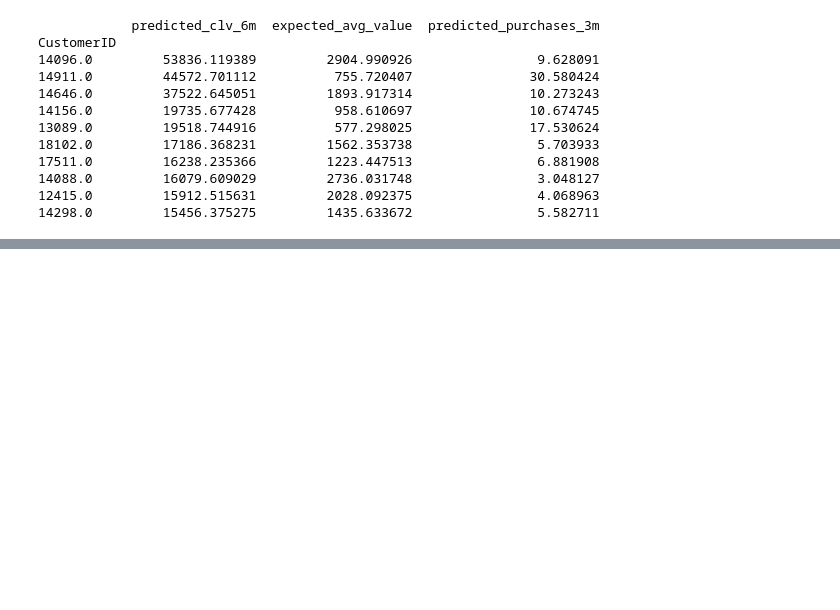
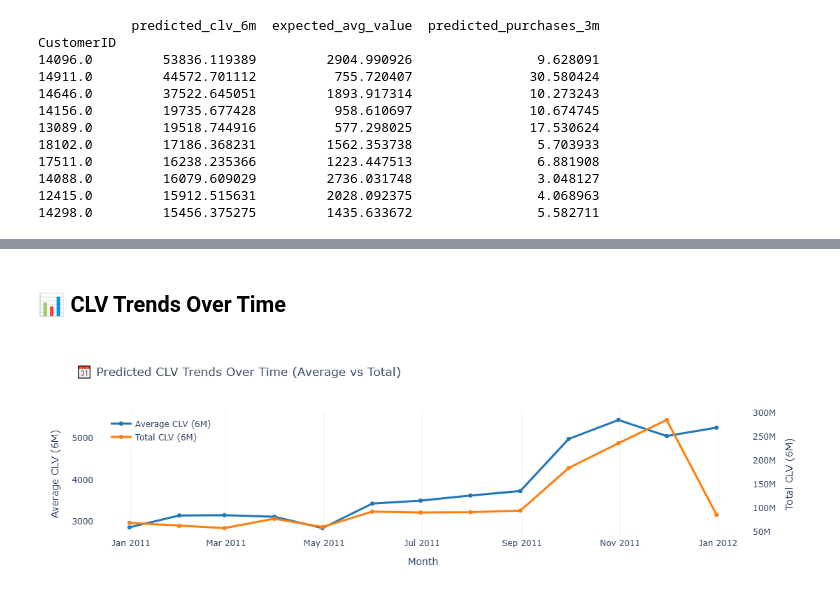
Before and after one commit to NadaManai/Customer-Lifetime-Value-Prediction-Segmentation-for-E-commerce, a Jupyter notebook: CLV prediction and customer segmentation/CLV prediction (probalistic models).ipynb, the cells around one changed output, grey strips where cells are left out. Saved outputs shown, nothing was run; the diff lists cells and outputs as text; code cells hidden in the pictures; blank space fills up the shorter version.

```diff
--- a/CLV prediction and customer segmentation/CLV prediction (probalistic models).ipynb
+++ b/CLV prediction and customer segmentation/CLV prediction (probalistic models).ipynb
@@ -244,0 +240,56 @@ else:
+# %% [markdown]
+## 📊 CLV Trends Over Time
+# %%
+# 📊 CLV Trends Over Time (Plotly Dual View)
+
+
+if 'InvoiceDate' in data.columns:
+    data['InvoiceDate'] = pd.to_datetime(data['InvoiceDate'], errors='coerce')
+    data = data.dropna(subset=['InvoiceDate'])
+
+    clv_trend = (
+        data.groupby(pd.Grouper(key='InvoiceDate', freq='M'))['predicted_clv_6m']
+        .agg(['mean', 'sum'])
+        .reset_index()
+        .dropna()
+        .rename(columns={'mean': 'Average_CLV', 'sum': 'Total_CLV'})
+    )
+
+    fig = go.Figure()
+
+    fig.add_trace(go.Scatter(
+        x=clv_trend['InvoiceDate'],
+        y=clv_trend['Average_CLV'],
+        mode='lines+markers',
+        name='Average CLV (6M)',
+        line=dict(color='#1f77b4', width=3)
+    ))
+
+    fig.add_trace(go.Scatter(
+        x=clv_trend['InvoiceDate'],
+        y=clv_trend['Total_CLV'],
+        mode='lines+markers',
+        name='Total CLV (6M)',
+        line=dict(color='#ff7f0e', width=3),
+        yaxis='y2'
+    ))
+
+    fig.update_layout(
+        title='📆 Predicted CLV Trends Over Time (Average vs Total)',
+        xaxis=dict(title='Month'),
+        yaxis=dict(title='Average CLV (6M)', showgrid=False),
+        yaxis2=dict(
+            title='Total CLV (6M)',
+            overlaying='y',
+            side='right',
+            showgrid=False
+        ),
+        legend=dict(x=0.02, y=0.98, bgcolor='rgba(255,255,255,0.7)'),
+        template='plotly_white'
+    )
+
+    fig.show()
+else:
+    print("⚠️ 'InvoiceDate' column not found — skipping CLV trend plot.")
+# %% [output]
+[figure, added]
```
Also changed, not shown: parts of 4 cells of this notebook, 2 other files.
